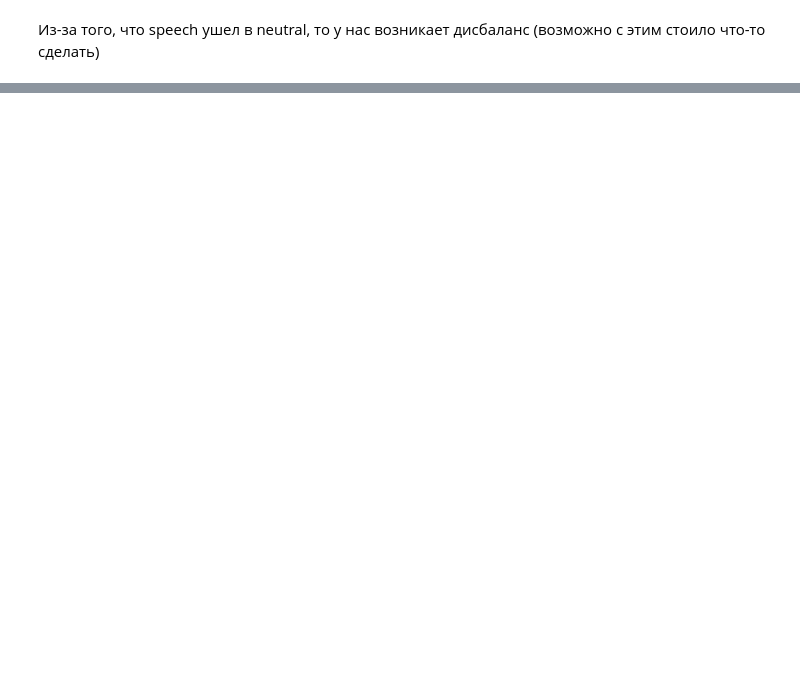
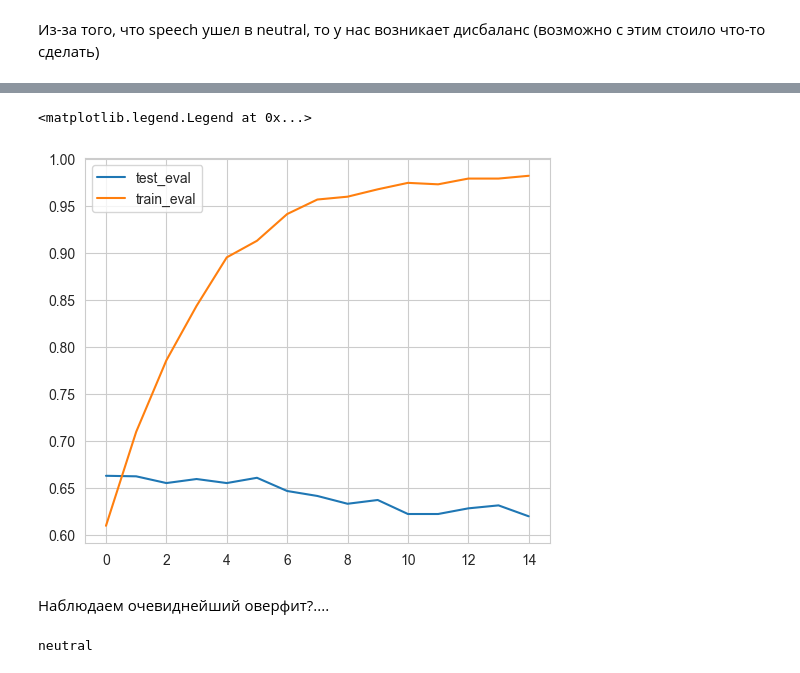
Before and after one commit to anast3t/neural-networks, a Jupyter notebook: Task2/Lab2_2.ipynb, the cells around one changed output, grey strips where cells are left out. Drawn from its saved outputs; the diff is of its cells as text; code cells hidden in the pictures; blank space fills up the shorter version.

```diff
--- a/Task2/Lab2_2.ipynb
+++ b/Task2/Lab2_2.ipynb
@@ -192,0 +418,10 @@ ax.set_xticklabels(["neg", "neu", "pos"])
+# %%
+plt.rcParams['figure.figsize'] = [6, 5]
+plt.plot(rubert_tiny_results.history_test_eval[0], label='test_eval')
+plt.plot(rubert_tiny_results.history_train_eval[0], label='train_eval')
+plt.legend()
+# %% [output]
+<matplotlib.legend.Legend at 0x...>
+[figure, added]
+# %% [markdown]
+Наблюдаем очевиднейший оверфит?....
@@ -192,0 +439,4 @@ ax.set_xticklabels(["neg", "neu", "pos"])
+# %%
+predict("")
+# %% [output]
+neutral
```
Also changed, not shown: parts of 24 cells of this notebook, 1 other file.
